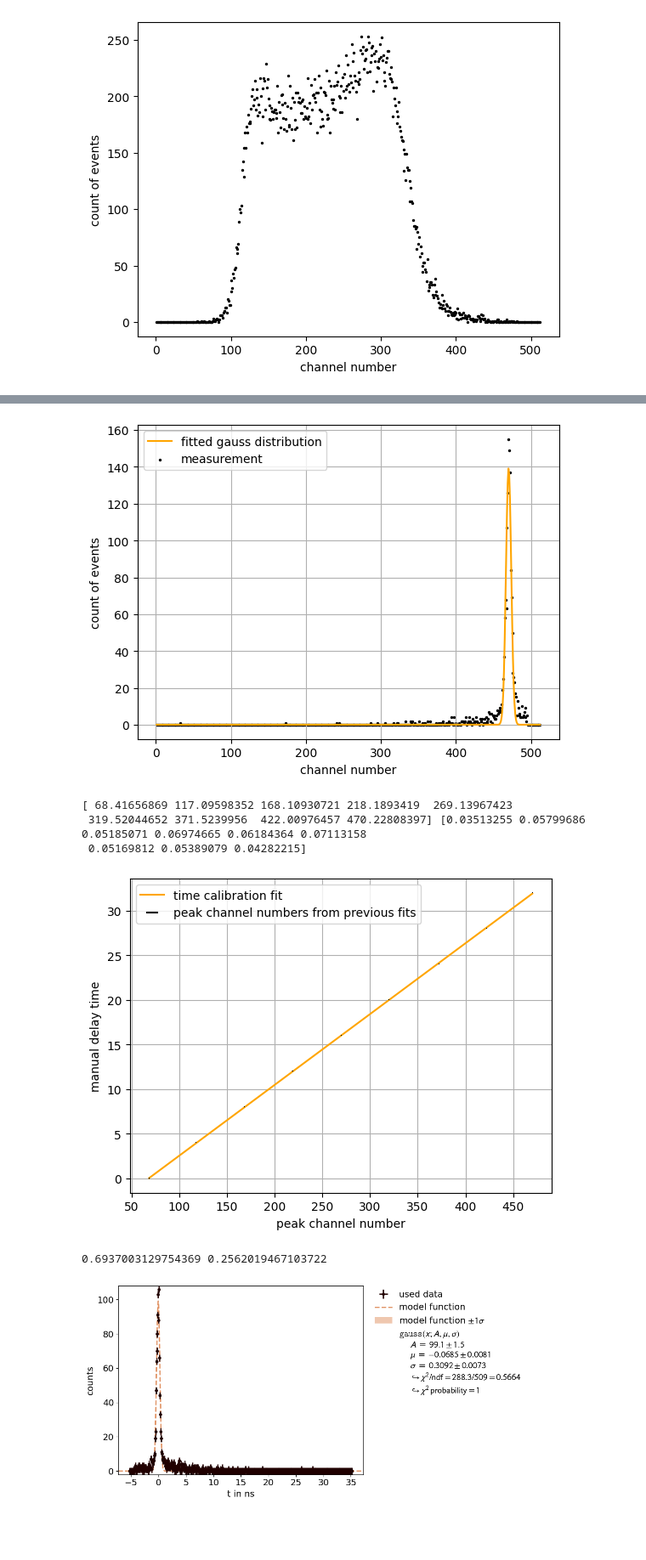
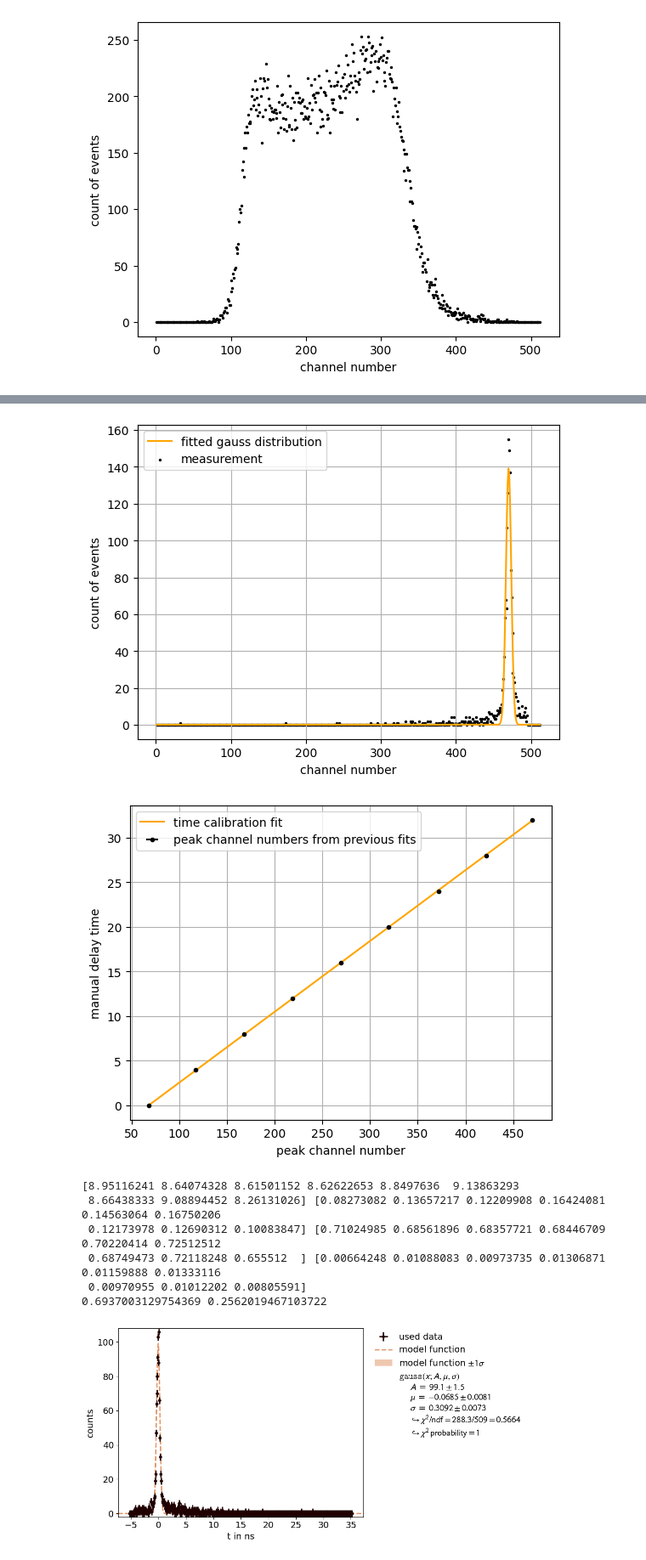
Before and after one commit to thexwon/Praktikum-Moderne-Physik, a Jupyter notebook: Positronium/PositroniumNotebook.ipynb, the cells around one changed output, grey strips where cells are left out. Shown at 85% size. Saved outputs shown, nothing was run; the diff lists cells and outputs as text; code cells hidden in the pictures; blank space fills up the shorter version.

```diff
--- a/Positronium/PositroniumNotebook.ipynb
+++ b/Positronium/PositroniumNotebook.ipynb
@@ -89,7 +89,7 @@ for i in range(9):
 mu = popt[:,1]
 
 mu_unc = np.sqrt(pcov[:,1][:,1])
-#print("\n",mu,"\n", mu_unc)
+#print("mu","\n",mu,"\n", mu_unc)
 sigma = popt[:,2]
 sigma_unc = np.sqrt(pcov[:,2][:,2])
 fwhm = 2*np.sqrt(2*np.log(2))*sigma
@@ -101,48 +101,51 @@ delay = np.array([0,4,8,12,16,20,24,28,32])
 def linearTime(x,a,b):
     return a*x  + b
 
-print(mu, mu_unc)
 popt,pcov = curve_fit(linearTime, mu, delay,sigma = mu_unc, absolute_sigma = True)
-plt.errorbar(mu,delay,xerr=mu_unc,color="black",fmt=",",label="peak channel numbers from previous fits")
+plt.errorbar(mu,delay,xerr=mu_unc,color="black",fmt=".",label="peak channel numbers from previous fits")
 plt.plot(mu,linearTime(mu,*popt),color="orange", label="time calibration fit")
 plt.grid()
 plt.legend()
 plt.xlabel("peak channel number")
 plt.ylabel("manual delay time")
 plt.savefig("include/timecalfit")
 plt.show()
 #print(popt,"\n", np.sqrt(pcov[0,0]), np.sqrt(pcov[1,1]))
 a = popt[0]
 a_unc = np.sqrt(pcov[0,0])
-
-#print(a,a_unc)
+b = popt[1]
+b_unc = np.sqrt(pcov[1,1])
+#print(a,a_unc,b,b_unc)
 #-> t = 0.693(+-0.256)*channel -5.382(+-0.022) in ns
 
 delta_t = a * fwhm
 delta_t_unc = np.sqrt((fwhm*a_unc)**2+(a*fwhm_unc)**2)
+print(fwhm,fwhm_unc, delta_t, delta_t_unc)
 # Hier: gewichteter mittelwert und die unsicherheit des gewichteten mittelwerts.
 delta_t_wmean = np.sum(delta_t*1/delta_t_unc**2)/np.sum(1/delta_t_unc**2)
 delta_t_wmean_unc = np.sqrt(np.sum((delta_t*1/delta_t_unc**2)**2))/np.sum(1/delta_t_unc**2)
 print(delta_t_wmean, delta_t_wmean_unc) #<- Das ist die Zeitauflösung! Damit begründen wir, das manche zerfallsprozesse nicht getrennt werden können
 
 a = ufloat(a,a_unc)
 b = ufloat(popt[1],np.sqrt(pcov[1,1]))
 # %% [output]
 [figure]
 [figure]
 [figure]
 [figure]
 [figure]
 [figure]
 [figure]
 [figure]
 [figure]
 [figure]
+[figure, new version]
-[ 68.41656869 117.09598352 168.10930721 218.1893419  269.13967423
- 319.52044652 371.5239956  422.00976457 470.22808397] [0.03513255 0.05799686 0.05185071 0.06974665 0.06184364 0.07113158
- 0.05169812 0.05389079 0.04282215]
+[8.95116241 8.64074328 8.61501152 8.62622653 8.8497636  9.13863293
+ 8.66438333 9.08894452 8.26131026] [0.08273082 0.13657217 0.12209908 0.16424081 0.14563064 0.16750206
+ 0.12173978 0.12690312 0.10083847] [0.71024985 0.68561896 0.68357721 0.68446709 0.70220414 0.72512512
+ 0.68749473 0.72118248 0.655512  ] [0.00664248 0.01088083 0.00973735 0.01306871 0.01159888 0.01333116
+ 0.00970955 0.01012202 0.00805591]
+0.6937003129754369 0.2562019467103722
-[figure, old version]
-0.6937003129754369 0.2562019467103722
 # %%
 # Lichtgeschwindigkeit
 # %%
```
Also changed, not shown: parts of 1 cell of this notebook, 1 other file.
